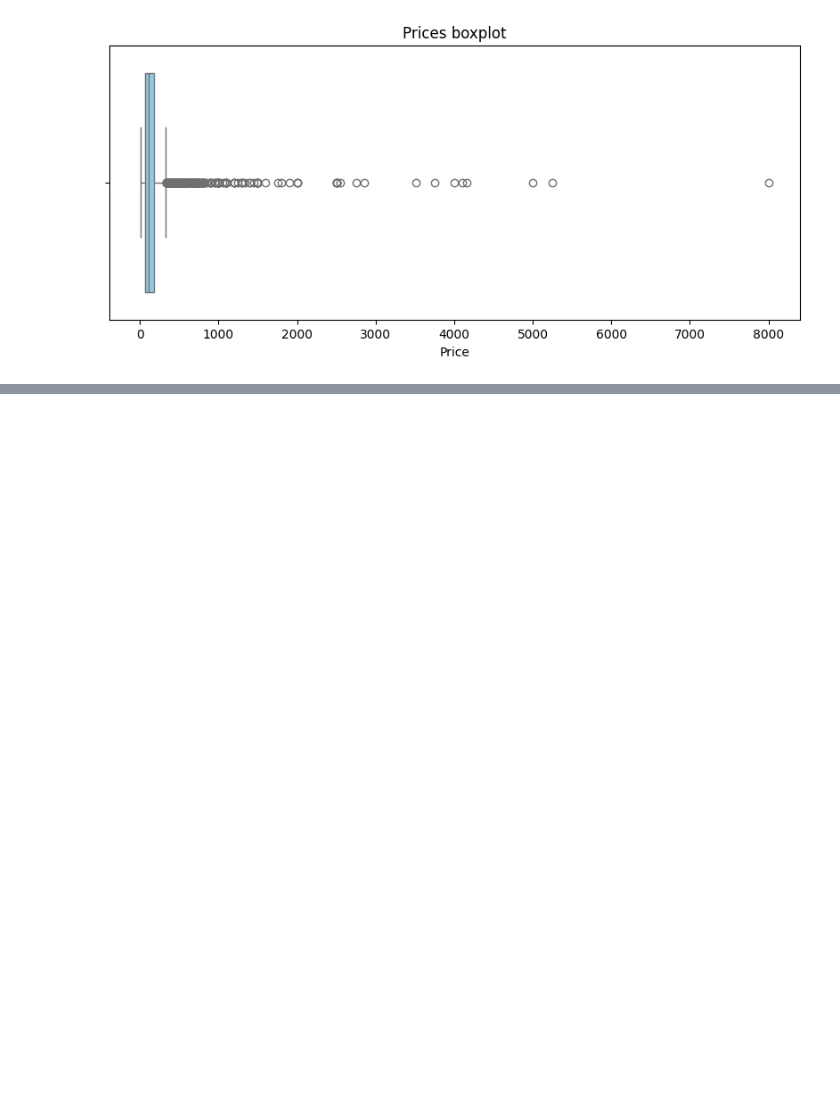
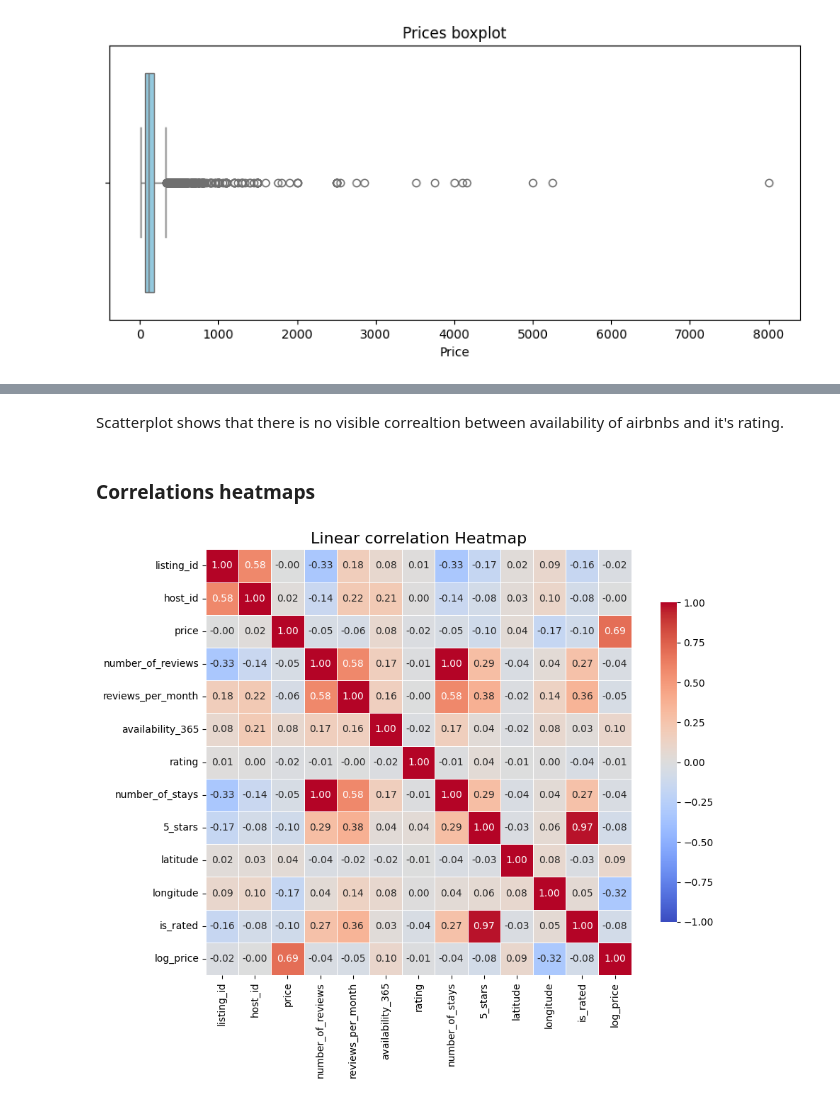
Before and after one commit to kingb6/Data_Preprocessing_Report, a Jupyter notebook: Cleaning_Data_in_Python_live_session.ipynb, the cells around one changed output, grey strips where cells are left out. Saved outputs shown, nothing was run; the diff lists cells and outputs as text; code cells hidden in the pictures; blank space fills up the shorter version.

```diff
--- a/Cleaning_Data_in_Python_live_session.ipynb
+++ b/Cleaning_Data_in_Python_live_session.ipynb
@@ -1048,0 +1068,23 @@ plt.show()
+# %% [markdown]
+Scatterplot shows that there is no visible correaltion between availability of airbnbs and it's rating.
+# %% [markdown]
+### Correlations heatmaps
+# %%
+corr = airbnb.corr(numeric_only=True)
+plt.figure(figsize=(10, 8))
+
+sns.heatmap(corr,
+            annot=True,
+            fmt=".2f",
+            cmap="coolwarm",
+            vmin=-1, vmax=1,
+            square=True,
+            linewidths=0.5,
+            cbar_kws={"shrink": .75})
+
+plt.title("Linear correlation Heatmap", fontsize=16)
+plt.tight_layout()
+
+plt.show()
+# %% [output]
+[figure, added]
```
Also changed, not shown: parts of 12 cells of this notebook, 1 other file.
